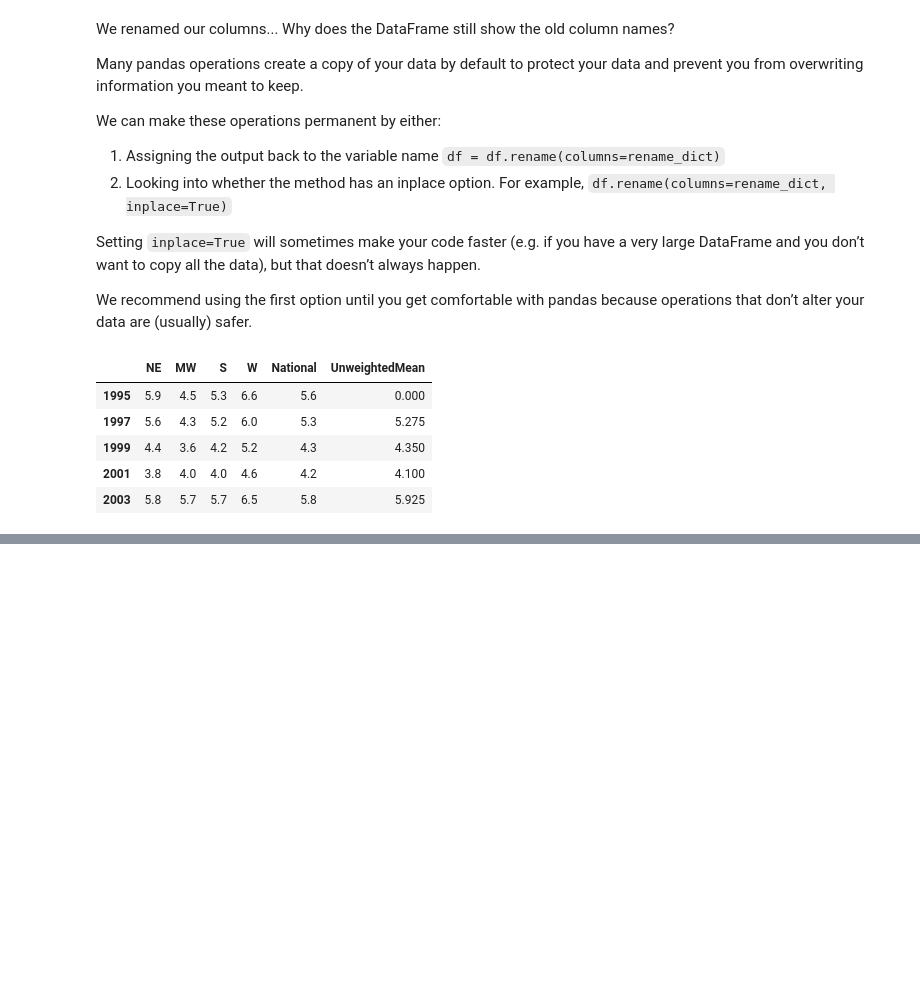
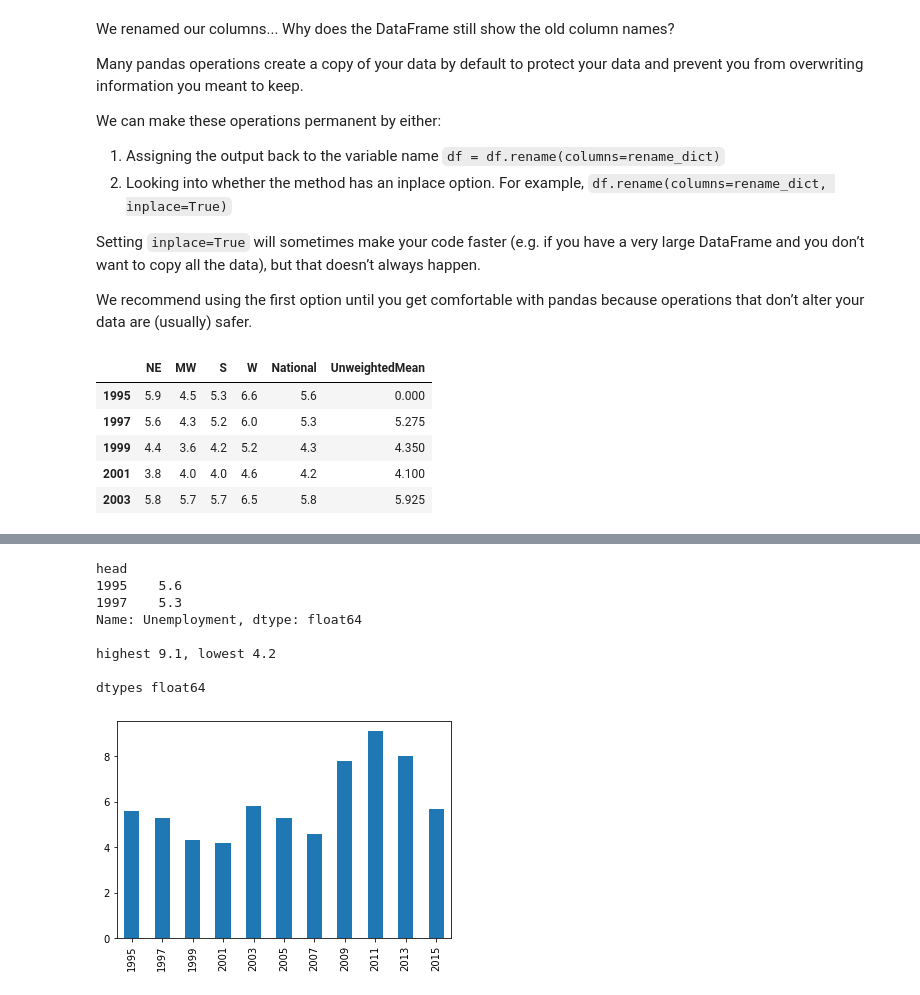
Before and after one commit to beauvilerobed/ds-ml-notes-projects-and-tutorials, a Jupyter notebook: projects/intro-to-economic-modeling-and-ds/working-with-data/intro.ipynb, the cells around one changed output, grey strips where cells are left out. Cells and saved outputs as stored; diff of their text form; code cells hidden in the pictures; blank space fills up the shorter version.

```diff
--- a/projects/intro-to-economic-modeling-and-ds/working-with-data/intro.ipynb
+++ b/projects/intro-to-economic-modeling-and-ds/working-with-data/intro.ipynb
@@ -495,0 +504,20 @@ unemp_shortname.head()
+# %%
+print(f'head \n{unemp.head(2)}', '\n')
+unemp.plot(kind='bar')
+
+max_idx = unemp.idxmax()
+min_idx = unemp.idxmin()
+
+print(f'highest {unemp.loc[max_idx]}, lowest {unemp.loc[min_idx]}', '\n')
+
+print(f'dtypes {unemp.dtype}', '\n')
+# %% [output]
+head
+1995    5.6
+1997    5.3
+Name: Unemployment, dtype: float64
+
+highest 9.1, lowest 4.2
+
+dtypes float64
+[figure, added]
```
Also changed, not shown: parts of 3 cells of this notebook.
